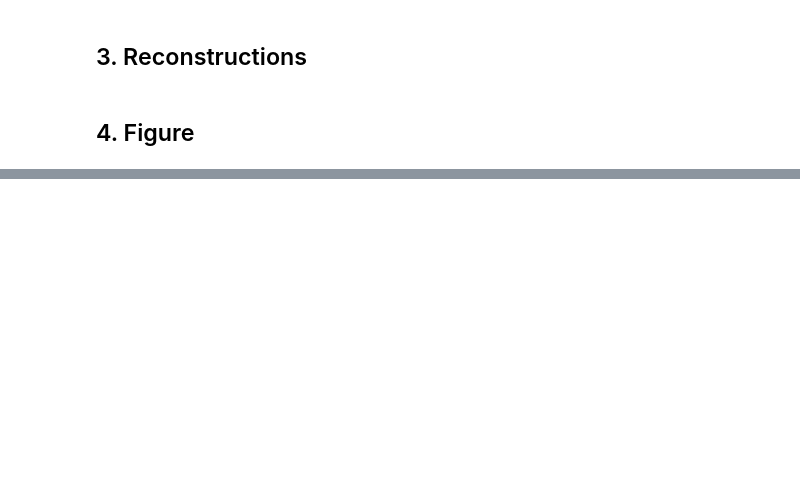
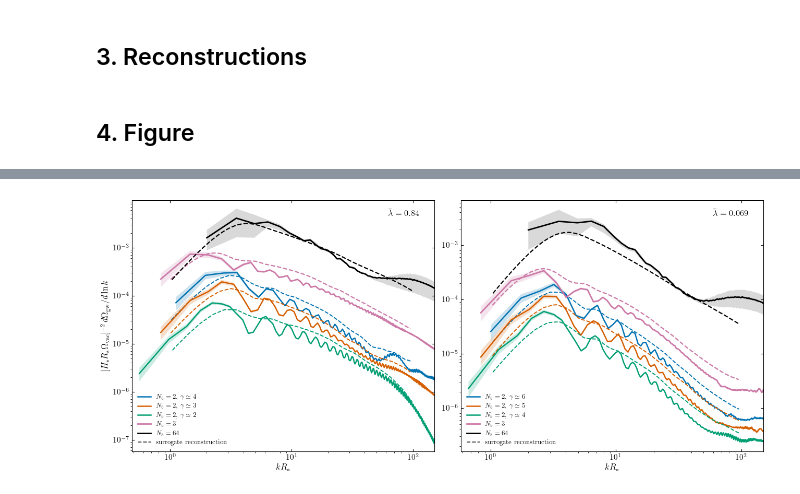
Before and after one commit to MSABuschmann/PhaseTransitionBuilder, a Jupyter notebook: notebooks/22_n2n3n64_surrogate_comparison.ipynb, the cells around one changed output, grey strips where cells are left out. Cells and saved outputs as stored; diff of their text form; code cells hidden in the pictures; blank space fills up the shorter version.

```diff
--- a/notebooks/22_n2n3n64_surrogate_comparison.ipynb
+++ b/notebooks/22_n2n3n64_surrogate_comparison.ipynb
@@ -61,7 +61,7 @@ CASES = {
         ],
         sh_path_3b=SH_RUNS_DIR / 'bubble_N3_234_0_1_2',
         weights_out_3b=DATA_DIR / 'weights_out_N3_084_3b.h5',
-        scan_dir=DATA_DIR / 'runtime_scan_lb0.84_gs1-20_kR1-100_nw32',
+        scan_dir=DATA_DIR / 'runtime_scan_lb0.84_gs1-7_kR1-100_nw32',
         scan_loader=load_scan,
     ),
     0.069: dict(
@@ -76,7 +76,7 @@ CASES = {
         ],
         sh_path_3b=SH_RUNS_DIR / 'bubble_N3_456_0_1_2',
         weights_out_3b=DATA_DIR / 'weights_out_N3_069_3b.h5',
-        scan_dir=DATA_DIR / 'runtime_scan_lb0.069_gs1-6_kR1-100_nw32',
+        scan_dir=DATA_DIR / 'runtime_scan_lb0.069_gs1-11_kR1-100_nw32',
         scan_loader=load_scan_manifest,
     ),
 }
@@ -439,0 +450,46 @@ plt.show()
+# %%
+# --- Combined view: N=2/N=3/N=64 all on one panel per lambda_bar ---
+fig2, axes2 = plt.subplots(1, 2, figsize=(13, 5.5))
+color_64_combined = 'black'
+
+for col_idx, lb in enumerate([0.84, 0.069]):
+    ax = axes2[col_idx]
+    case = CASES[lb]
+    extents = []
+
+    for pair, color in zip(case['pairs'], colors_pair):
+        r = n2_results[(lb, pair['idx'])]
+        gamma = pair_gamma[(lb, pair['idx'])]
+        ax.plot(r['kR_sh'], r['y_sh'], color=color, lw=1.8,
+                label=rf'$N_b=2$, $\gamma\simeq{round(gamma)}$')
+        ax.fill_between(r['kR_sh'], np.maximum(r['y_sh'] - r['yerr_sh'], 1e-300),
+                        r['y_sh'] + r['yerr_sh'], color=color, alpha=0.2, linewidth=0)
+        ax.plot(r['kR_recon'], r['y_recon'], color=color, lw=1.4, ls='--')
+        extents.append(visible_extent((r['kR_sh'], r['y_sh']), (r['kR_recon'], r['y_recon'])))
+
+    r3 = n3_results[lb]
+    ax.plot(r3['kR_sh'], r3['y_sh'], color=color_3b, lw=2, label=r'$N_b=3$')
+    ax.fill_between(r3['kR_sh'], np.maximum(r3['y_sh'] - r3['yerr_sh'], 1e-300),
+                    r3['y_sh'] + r3['yerr_sh'], color=color_3b, alpha=0.2, linewidth=0)
+    ax.plot(r3['kR_recon'], r3['y_recon'], color=color_3b, lw=1.6, ls='--')
+    extents.append(visible_extent((r3['kR_sh'], r3['y_sh']), (r3['kR_recon'], r3['y_recon'])))
+
+    r64 = n64_results[lb]
+    ax.fill_between(r64['kR_sh'], r64['y_min'], r64['y_max'],
+                    color=color_64_combined, alpha=0.15, linewidth=0)
+    ax.plot(r64['kR_sh'], r64['y_median'], color=color_64_combined, lw=2, label=r'$N_b=64$')
+    ax.plot(r64['kR_recon'], r64['y_recon'], color=color_64_combined, lw=1.6, ls='--')
+    extents.append(visible_extent((r64['kR_sh'], r64['y_min']), (r64['kR_sh'], r64['y_max']),
+                                  (r64['kR_recon'], r64['y_recon'])))
+
+    ax.plot([], [], color='0.3', lw=1.4, ls='--', label='surrogate reconstruction')
+    x_min = min(e[0] for e in extents)
+    style_panel(ax, x_min, min(e[1] for e in extents), max(e[2] for e in extents),
+               rf'$\bar\lambda={lb}$')
+
+axes2[0].set_ylabel(ylabel, fontsize=12)
+fig2.tight_layout()
+fig2.savefig(PLOTS_DIR / 'n2n3n64_surrogate_combined_2panel.pdf', bbox_inches='tight')
+plt.show()
+# %% [output]
+[figure, added]
```
Also changed, not shown: parts of 7 cells of this notebook, 2 other files.
